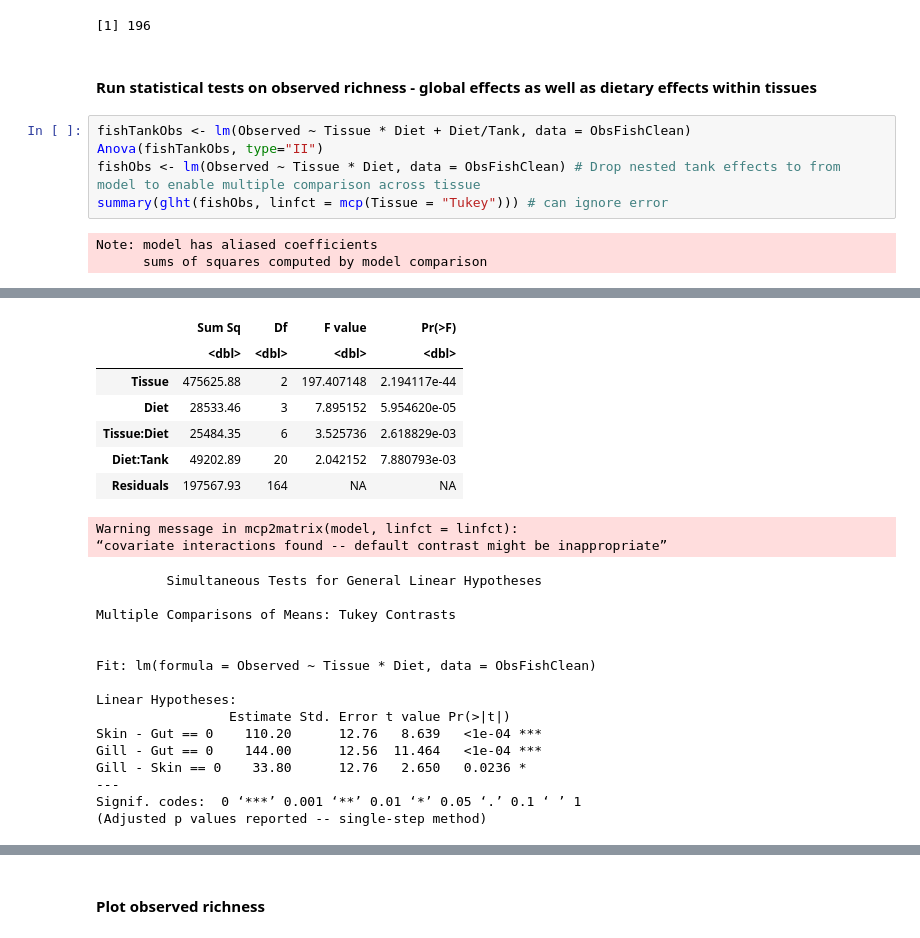
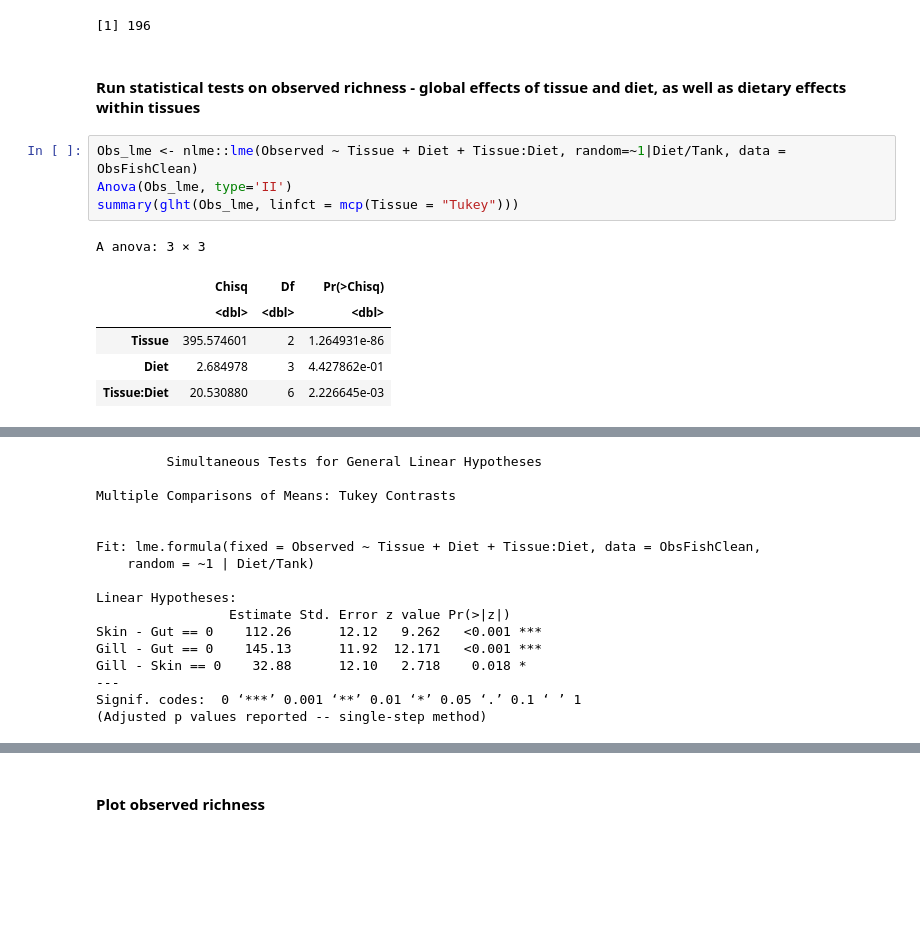
Before and after one commit to jbledsoe/Salsal_TissueMicrobiota, a Jupyter notebook: CompositionalAnalyses.ipynb, the cells around one changed output, grey strips where cells are left out. Cells and saved outputs as stored; diff of their text form; blank space fills up the shorter version.

```diff
--- a/CompositionalAnalyses.ipynb
+++ b/CompositionalAnalyses.ipynb
@@ -1533,12 +1475,15 @@ Joining, by = c("Tissue", "Diet")
 [1] 209
 [1] 196
 # %% [markdown]
-#### Run statistical tests on observed richness - global effects as well as dietary effects within tissues
+#### Run statistical tests on observed richness - global effects of tissue and diet, as well as dietary effects within tissues
 # %%
-fishTankObs <- lm(Observed ~ Tissue * Diet + Diet/Tank, data = ObsFishClean)
-Anova(fishTankObs, type="II")
-fishObs <- lm(Observed ~ Tissue * Diet, data = ObsFishClean) # Drop nested tank effects to from model to enable multiple comparison across tissue
-summary(glht(fishObs, linfct = mcp(Tissue = "Tukey"))) # can ignore error
+Obs_lme <- nlme::lme(Observed ~ Tissue + Diet + Tissue:Diet, random=~1|Diet/Tank, data = ObsFishClean)
+Anova(Obs_lme, type='II')
+summary(glht(Obs_lme, linfct = mcp(Tissue = "Tukey")))
 # %% [output]
-Note: model has aliased coefficients
-      sums of squares computed by model comparison
+A anova: 3 × 3
+|  | Chisq | Df | Pr(>Chisq) |
+|  | <dbl> | <dbl> | <dbl> |
+| Tissue | 395.574601 | 2 | 1.264931e-86 |
+| Diet | 2.684978 | 3 | 4.427862e-01 |
+| Tissue:Diet | 20.530880 | 6 | 2.226645e-03 |
@@ -1546,26 +1492,18 @@ A anova: 5 × 4
-|  | Sum Sq | Df | F value | Pr(>F) |
-|  | <dbl> | <dbl> | <dbl> | <dbl> |
-| Tissue | 475625.88 | 2 | 197.407148 | 2.194117e-44 |
-| Diet | 28533.46 | 3 | 7.895152 | 5.954620e-05 |
-| Tissue:Diet | 25484.35 | 6 | 3.525736 | 2.618829e-03 |
-| Diet:Tank | 49202.89 | 20 | 2.042152 | 7.880793e-03 |
-| Residuals | 197567.93 | 164 | NA | NA |
-Warning message in mcp2matrix(model, linfct = linfct):
-“covariate interactions found -- default contrast might be inappropriate”
+         Simultaneous Tests for General Linear Hypotheses
+
+Multiple Comparisons of Means: Tukey Contrasts
+
+
+Fit: lme.formula(fixed = Observed ~ Tissue + Diet + Tissue:Diet, data = ObsFishClean,
+    random = ~1 | Diet/Tank)
+
+Linear Hypotheses:
+                 Estimate Std. Error z value Pr(>|z|)
+Skin - Gut == 0    112.26      12.12   9.262   <0.001 ***
+Gill - Gut == 0    145.13      11.92  12.171   <0.001 ***
+Gill - Skin == 0    32.88      12.10   2.718    0.018 *
+---
+Signif. codes:  0 ‘***’ 0.001 ‘**’ 0.01 ‘*’ 0.05 ‘.’ 0.1 ‘ ’ 1
+(Adjusted p values reported -- single-step method)
-         Simultaneous Tests for General Linear Hypotheses
-
-Multiple Comparisons of Means: Tukey Contrasts
-
-
-Fit: lm(formula = Observed ~ Tissue * Diet, data = ObsFishClean)
-
-Linear Hypotheses:
-                 Estimate Std. Error t value Pr(>|t|)
-Skin - Gut == 0    110.20      12.76   8.639   <1e-04 ***
-Gill - Gut == 0    144.00      12.56  11.464   <1e-04 ***
-Gill - Skin == 0    33.80      12.76   2.650   0.0236 *
----
-Signif. codes:  0 ‘***’ 0.001 ‘**’ 0.01 ‘*’ 0.05 ‘.’ 0.1 ‘ ’ 1
-(Adjusted p values reported -- single-step method)
 # %%
 print('---------------Skin-----------------')
```
Also changed, not shown: parts of 17 cells of this notebook, 3 other files.
